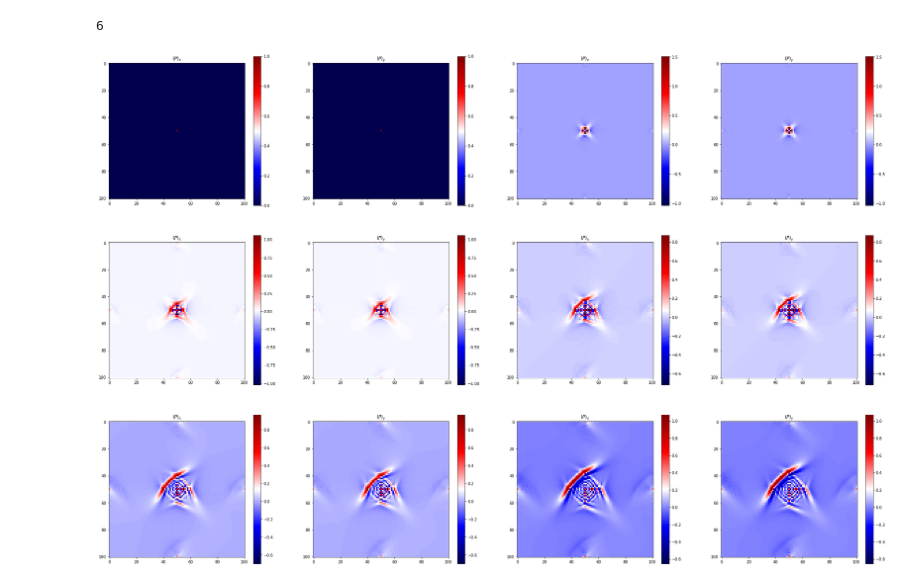
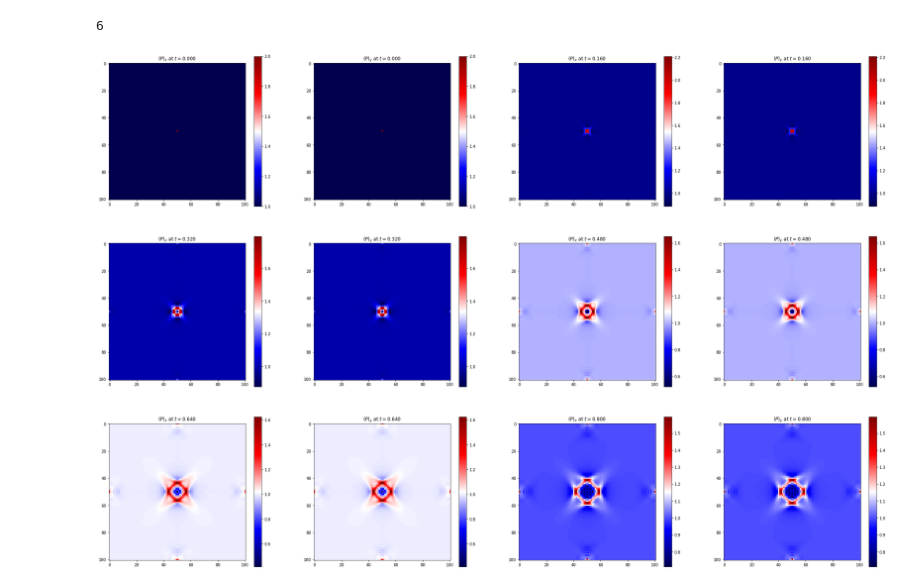
Before and after one commit to nimberledge/akm-fwi, a Jupyter notebook: elastic/Pseudo-elastic.ipynb, the cells around one changed output. Cells and saved outputs as stored; diff of their text form; code cells hidden in the pictures.

```diff
--- a/elastic/Pseudo-elastic.ipynb
+++ b/elastic/Pseudo-elastic.ipynb
@@ -213,25 +213,26 @@ $$
 \end{bmatrix}
 $$
 # %%
-def s(t, f=10):
+def s(t, f=1):
     return (1 - 2*np.pi**2*f**2*t**2)*np.exp(-1 * np.pi**2 * f**2 * t**2)
 
-u_initial = np.ones(size)
-P_x, P_y = normalized_gradient(u_initial)
+# u_initial = np.ones(size)
+# P_x, P_y = normalized_gradient(u_initial)
+P_x, P_y = np.ones(size, dtype=complex), np.ones(size, dtype=complex)
 P_x_next, P_y_next = np.array(P_x), np.array(P_y)
 P_x_prev, P_y_prev = np.array(P_x), np.array(P_y)
 src_i = size[0]//2
 src_j = size[1]//2
-dt = 0.01
-tn = 81 * dt
+dt = 0.04
+tn = 21 * dt
 t0 = 0
 t = t0
 lam = 1
-mu = 0.5
+mu = 0
 dx = 0.1
 frames = []
 it = 0
-frame_interval = 16
+frame_interval = 4
 
 while t < tn:
     P_xx, P_xy = normalized_gradient(P_x)
@@ -265,14 +266,15 @@ while t < tn:
             dy2_grad_Py[i, j] = (grad_Py[i-1, j] + grad_Py[i+1, j] - 2 * grad_Py[i, j]) / (dx**2)
             dxdy_grad_Py[i, j] = (dy_grad_Py[i, j+1] - dy_grad_Py[i, j-1]) / (2 * dx)
 
+#     dx_grad_Px[1:-1] = (grad_Px[1:-1, 2:] - grad_Px[1:-1, :-2]) / (2*dx)
+
     # Separate out mat-mult
-    E_gradP_x = (lam + 2*mu)*dx2_grad_Px + mu * dy2_grad_Px + (lam + mu)*dxdy_grad_Py
-    E_gradP_y = (lam + mu)*dxdy_grad_Px + (lam + 2*mu) * dy2_grad_Py + mu * dx2_grad_Py
+    E_gradP_x = (lam + 2*mu)*dx2_grad_Px + mu * dy2_grad_Px#  + (lam + mu)*dxdy_grad_Py
+    E_gradP_y = (lam + 2*mu) * dy2_grad_Py + mu * dx2_grad_Py# + (lam + mu)*dxdy_grad_Px
     # Calculate div
     EgPx_ddx, EgPx_ddy = normalized_gradient(E_gradP_x)
     EgPy_ddx, EgPy_ddy = normalized_gradient(E_gradP_y)
     EgP_div = -(EgPx_ddx + EgPy_ddy)
-
 
     P_x_next[:] = dt**2 * (EgP_div) + 2 * P_x - P_x_prev
     P_y_next[:] = dt**2 * (EgP_div) + 2 * P_y - P_y_prev
@@ -294,22 +296,22 @@ print(len(frames))
 # %%
 # print(len(frames))
 rows = len(frames) // 2
 cols = 4
 fig, axs = plt.subplots(rows, cols, figsize=(12 * rows, 6 * cols))
 for i in range(axs.shape[0]):
     # 2*i, 2*i+1
     _, _, im0 = plot_fn_snapshot(np.real(frames[2*i][0]), fig=fig, axs=axs[i][0], cmap='seismic')
-    axs[i][0].set_title(r"$(P)_x$")
+    axs[i][0].set_title(r"$(P)_x$ at $t={:.3f}$".format(dt * 2 * i * frame_interval))
     fig.colorbar(im0, ax=axs[i][0])
     _, _, im1 = plot_fn_snapshot(np.real(frames[2*i][1]), fig=fig, axs=axs[i][1], cmap='seismic')
-    axs[i][1].set_title(r"$(P)_y$")
+    axs[i][1].set_title(r"$(P)_y$ at $t={:.3f}$".format(dt * 2 * i * frame_interval))
     fig.colorbar(im1, ax=axs[i][1])
 
     _, _, im2 = plot_fn_snapshot(np.real(frames[2*i + 1][0]), fig=fig, axs=axs[i][2], cmap='seismic')
-    axs[i][2].set_title(r"$(P)_x$")
+    axs[i][2].set_title(r"$(P)_x$ at $t={:.3f}$".format(dt * (2 * i + 1) * frame_interval))
     fig.colorbar(im2, ax=axs[i][2])
     _, _, im3 = plot_fn_snapshot(np.real(frames[2*i + 1][1]), fig=fig, axs=axs[i][3], cmap='seismic')
-    axs[i][3].set_title(r"$(P)_y$")
+    axs[i][3].set_title(r"$(P)_y$ at $t={:.3f}$".format(dt * (2 * i + 1) * frame_interval))
     fig.colorbar(im3, ax=axs[i][3])
 # %% [output]
-[figure, old version]
+[figure, new version]
```
Also changed, not shown: parts of 3 cells of this notebook.
